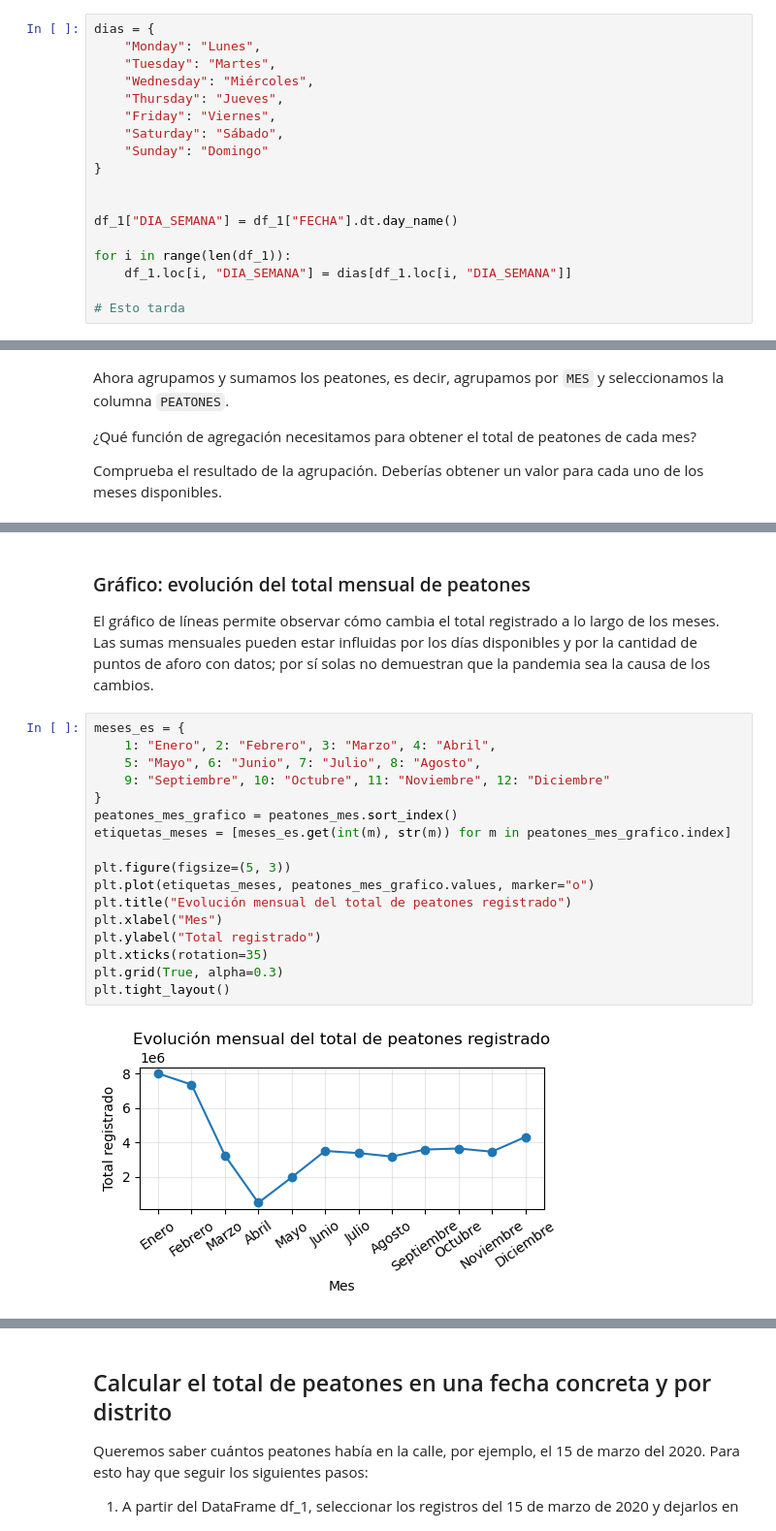
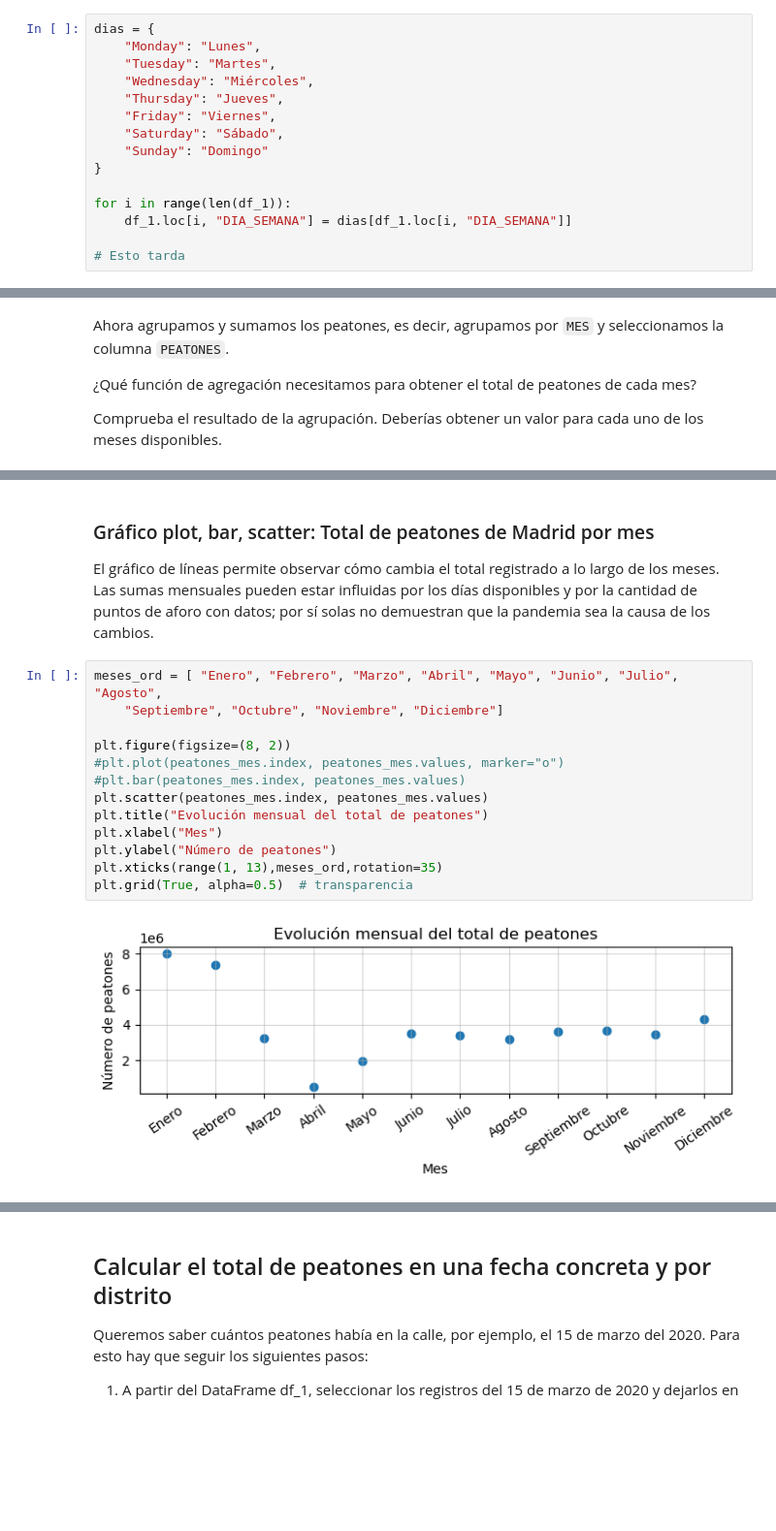
Before and after one commit to soesteve/Programming-in-Data-Science, a Jupyter notebook: 7_Ejerc_PEATONES_con_graficos.ipynb, the cells around one changed output, grey strips where cells are left out. Shown at 97% size. Saved outputs shown, nothing was run; the diff lists cells and outputs as text; blank space fills up the shorter version.

```diff
--- a/7_Ejerc_PEATONES_con_graficos.ipynb
+++ b/7_Ejerc_PEATONES_con_graficos.ipynb
@@ -171,9 +131,6 @@ dias = {
     "Sunday": "Domingo"
 }
 
-
-df_1["DIA_SEMANA"] = df_1["FECHA"].dt.day_name()
-
 for i in range(len(df_1)):
     df_1.loc[i, "DIA_SEMANA"] = dias[df_1.loc[i, "DIA_SEMANA"]]
 
@@ -362,25 +595,21 @@ MES
 12    4316985
 Name: PEATONES, dtype: int64
 # %% [markdown]
-### Gráfico: evolución del total mensual de peatones
+### Gráfico plot, bar, scatter: Total de peatones de Madrid por mes
 
 El gráfico de líneas permite observar cómo cambia el total registrado a lo largo de los meses. Las sumas mensuales pueden estar influidas por los días disponibles y por la cantidad de puntos de aforo con datos; por sí solas no demuestran que la pandemia sea la causa de los cambios.
 # %%
-meses_es = {
-    1: "Enero", 2: "Febrero", 3: "Marzo", 4: "Abril",
-    5: "Mayo", 6: "Junio", 7: "Julio", 8: "Agosto",
-    9: "Septiembre", 10: "Octubre", 11: "Noviembre", 12: "Diciembre"
-}
-peatones_mes_grafico = peatones_mes.sort_index()
-etiquetas_meses = [meses_es.get(int(m), str(m)) for m in peatones_mes_grafico.index]
+meses_ord = [ "Enero", "Febrero", "Marzo", "Abril", "Mayo", "Junio", "Julio", "Agosto",
+    "Septiembre", "Octubre", "Noviembre", "Diciembre"]
 
-plt.figure(figsize=(5, 3))
-plt.plot(etiquetas_meses, peatones_mes_grafico.values, marker="o")
-plt.title("Evolución mensual del total de peatones registrado")
+plt.figure(figsize=(8, 2))
+#plt.plot(peatones_mes.index, peatones_mes.values, marker="o")
+#plt.bar(peatones_mes.index, peatones_mes.values)
+plt.scatter(peatones_mes.index, peatones_mes.values)
+plt.title("Evolución mensual del total de peatones")
 plt.xlabel("Mes")
-plt.ylabel("Total registrado")
-plt.xticks(rotation=35)
-plt.grid(True, alpha=0.3)
-plt.tight_layout()
+plt.ylabel("Número de peatones")
+plt.xticks(range(1, 13),meses_ord,rotation=35)
+plt.grid(True, alpha=0.5)  # transparencia
 # %% [output]
-[figure, old version]
+[figure, new version]
```
Also changed, not shown: parts of 84 cells of this notebook, 10 other files.
